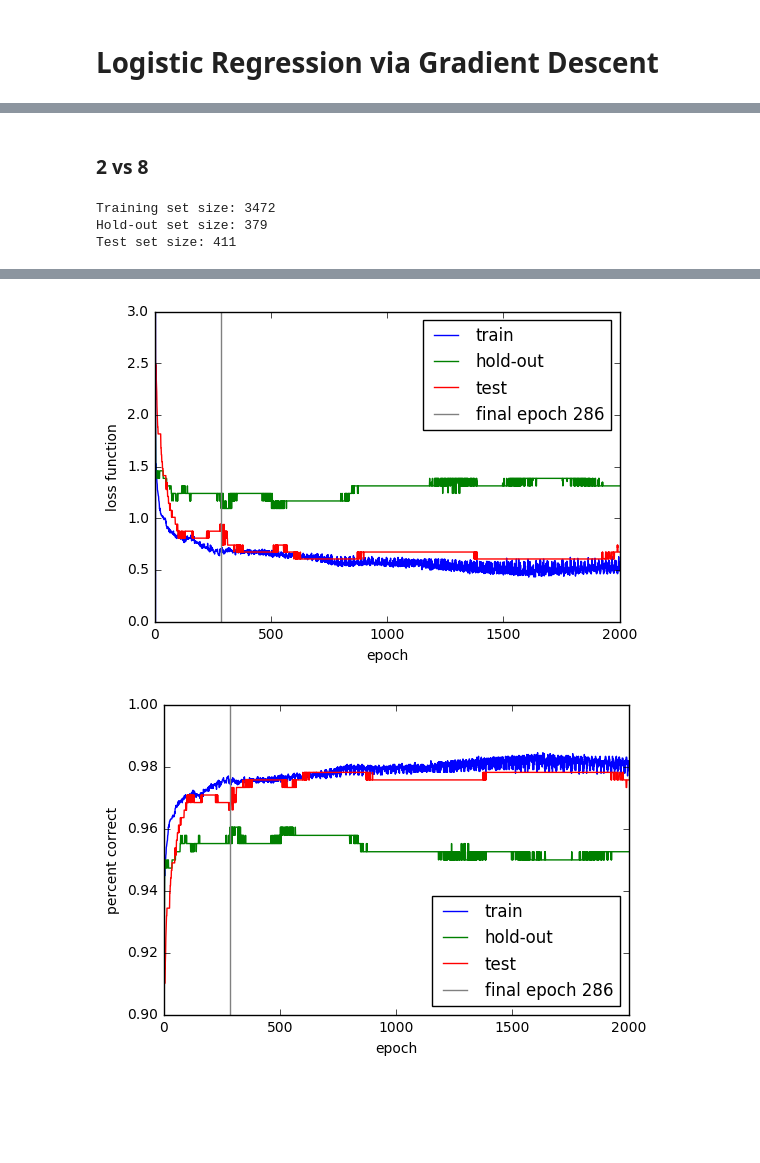
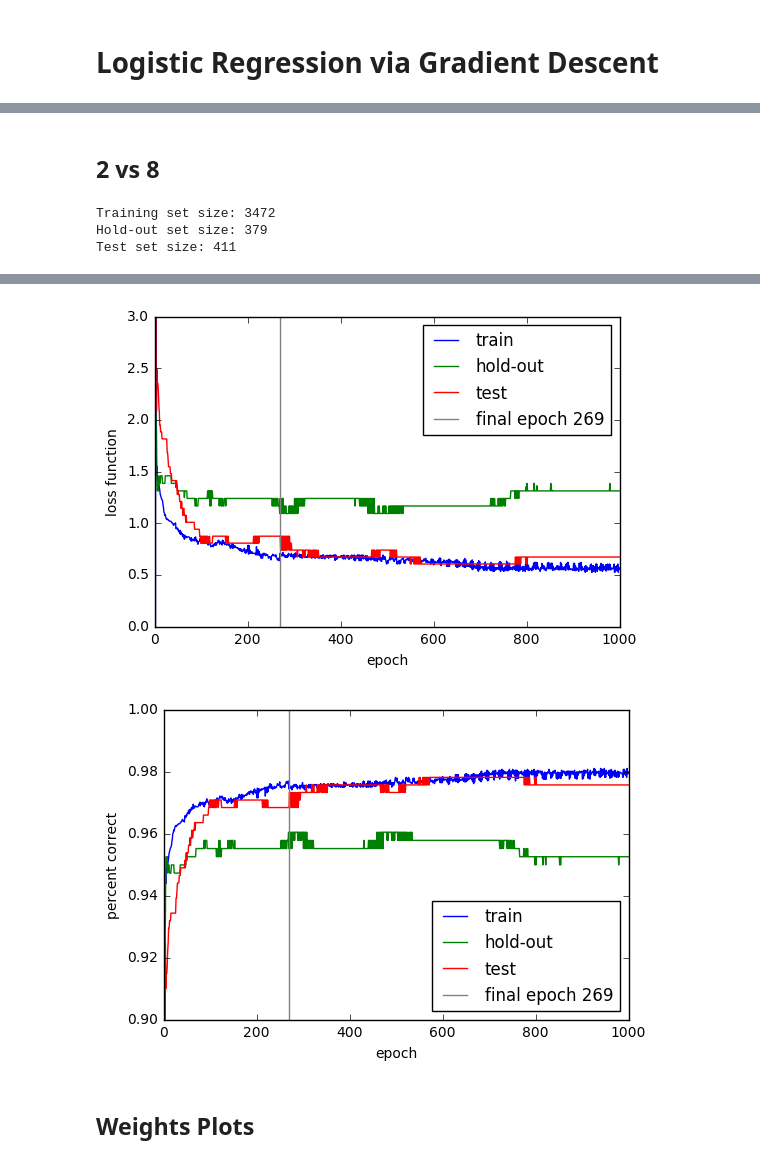
Before and after one commit to qobilidop/CSE-253-PA, a Jupyter notebook: 1/logistic.ipynb, the cells around one changed output, grey strips where cells are left out. Cells and saved outputs as stored; diff of their text form; code cells hidden in the pictures; blank space fills up the shorter version.

```diff
--- a/1/logistic.ipynb
+++ b/1/logistic.ipynb
@@ -15,6 +15,7 @@ def experiment(class_1, class_2, initial_rate, T,
     def rate(t):
         return initial_rate / (1 + t / T)
 
+    # Train
     dss = read_logistic_data_sets(class_1, class_2)
     print('Training set size:', dss.train.size)
     print('Hold-out set size:', dss.validation.size)
@@ -23,6 +24,7 @@ def experiment(class_1, class_2, initial_rate, T,
                     epoch_min=epoch_min, epoch_max=epoch_max,
                     early_stopping=early_stopping)
 
+    # Plot
     label = '{}{}'.format(class_1, class_2)
 
     results.plot_loss_function()
@@ -36,4 +38,6 @@ def experiment(class_1, class_2, initial_rate, T,
     plt.ylim(0.9, 1)
     plt.savefig('figs/logistic_{}_c_zoom.pdf'.format(label))
     plt.plot()
+
+    return results
 # %% [markdown]
@@ -53,9 +57,9 @@ Wall time: 1min 56s
 # %% [markdown]
-### 2 vs 8
+## 2 vs 8
 # %%
 %%time
-experiment(2, 8, rate_0=1e-3, T=42,
-           epoch_min=500, epoch_max=2000, early_stopping=3)
+r28 = experiment(2, 8, initial_rate=1e-3, T=42,
+                 epoch_min=500, epoch_max=1000, early_stopping=3)
 # %% [output]
 Training set size: 3472
 Hold-out set size: 379
@@ -65,2 +69,4 @@ Wall time: 1min 55s
-[figure, old version]
+[figure, new version]
-[figure, old version]
+[figure, new version]
+# %% [markdown]
+## Weights Plots
```
Also changed, not shown: parts of 9 cells of this notebook, 1 other file.
